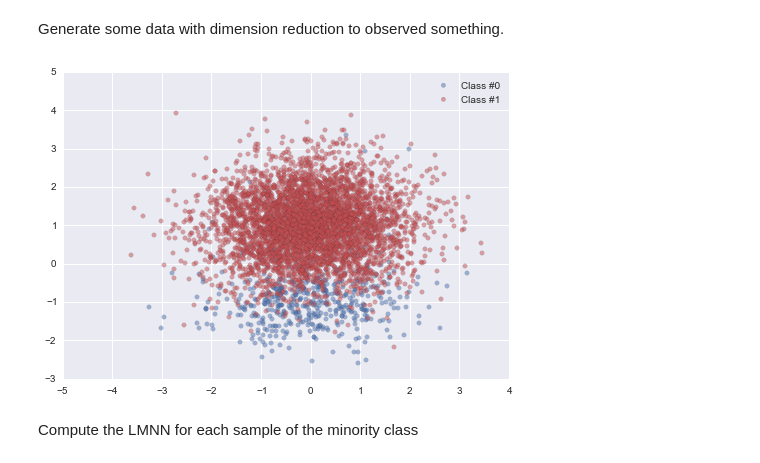
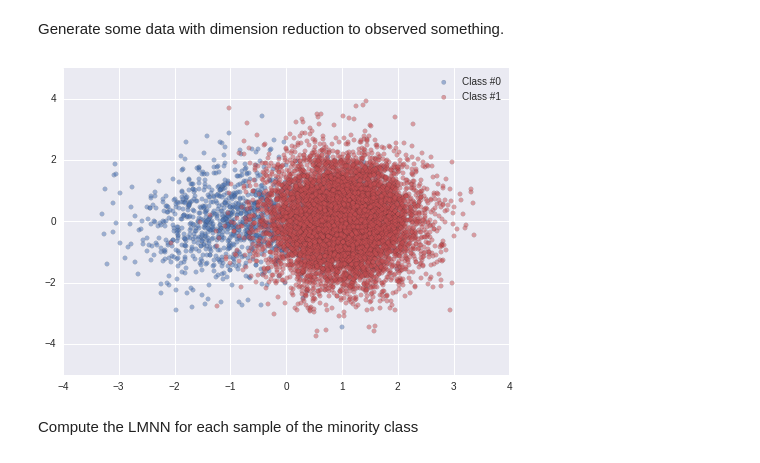
Before and after one commit to I2Cvb/prostate, a Jupyter notebook: notebook/imbalancing-thinkbook.ipynb, the cells around one changed output. Saved outputs shown, nothing was run; the diff lists cells and outputs as text; code cells hidden in the pictures.

```diff
--- a/notebook/imbalancing-thinkbook.ipynb
+++ b/notebook/imbalancing-thinkbook.ipynb
@@ -23,27 +23,27 @@ Generate some data with dimension reduction to observed something.
 # %%
 # Generate some data
 x, y = make_classification(n_features=2, n_redundant=0, n_informative=1, class_sep=1.,
-                           n_clusters_per_class=1, n_samples=5000, weights=[0.1, 0.9],
+                           n_clusters_per_class=1, n_samples=10000, weights=[0.1, 0.9],
                            random_state=9)
 
 # Instanciate a PCA object for the sake of easy visualisation
 # pca = PCA(n_components = 2)
 
 # Fit and transform x to visualise inside a 2D feature space
 # x_vis = pca.fit_transform(x)
 
 # Plot the original data
 # Plot the two classes
 palette = sns.color_palette()
 plt.scatter(x[y==0, 0], x[y==0, 1], label="Class #0", alpha=0.5,
             edgecolor=almost_black, facecolor=palette[0], linewidth=0.15)
 plt.scatter(x[y==1, 0], x[y==1, 1], label="Class #1", alpha=0.5,
             edgecolor=almost_black, facecolor=palette[2], linewidth=0.15)
 
 plt.legend()
 plt.show()
 # %% [output]
-[figure, old version]
+[figure, new version]
 # %% [markdown]
 Compute the LMNN for each sample of the minority class
 # %%
```
Also changed, not shown: parts of 9 cells of this notebook.
